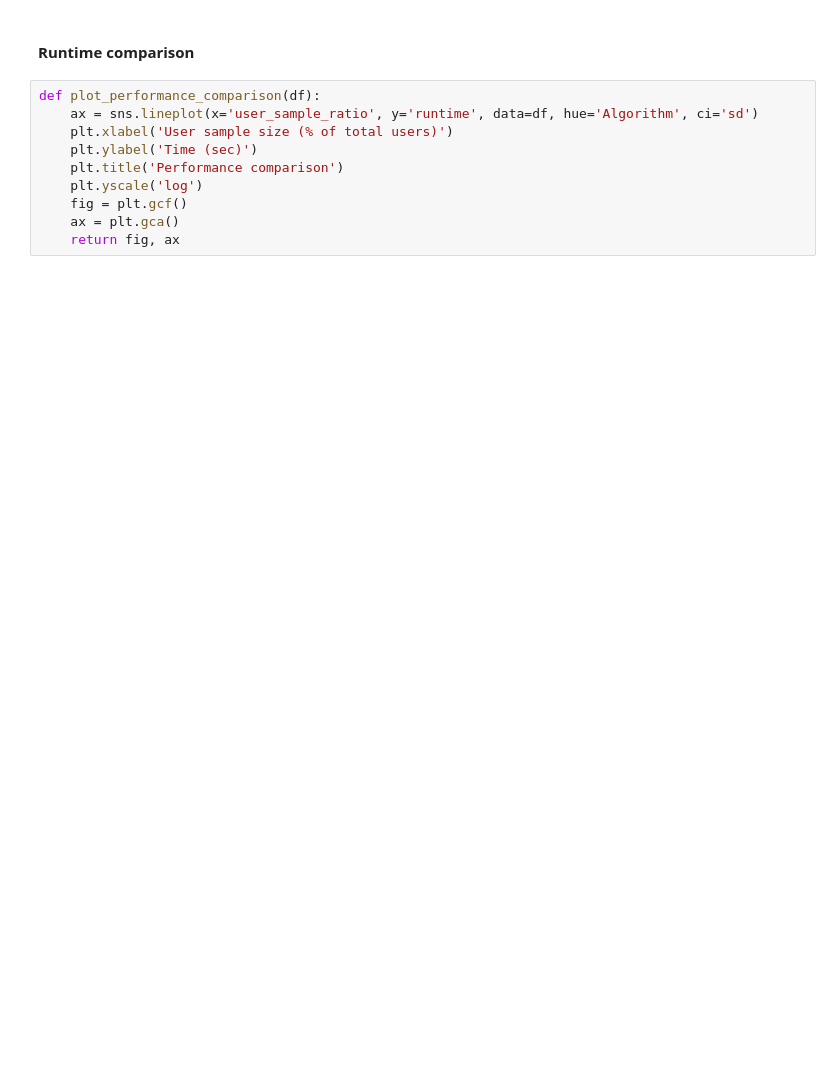
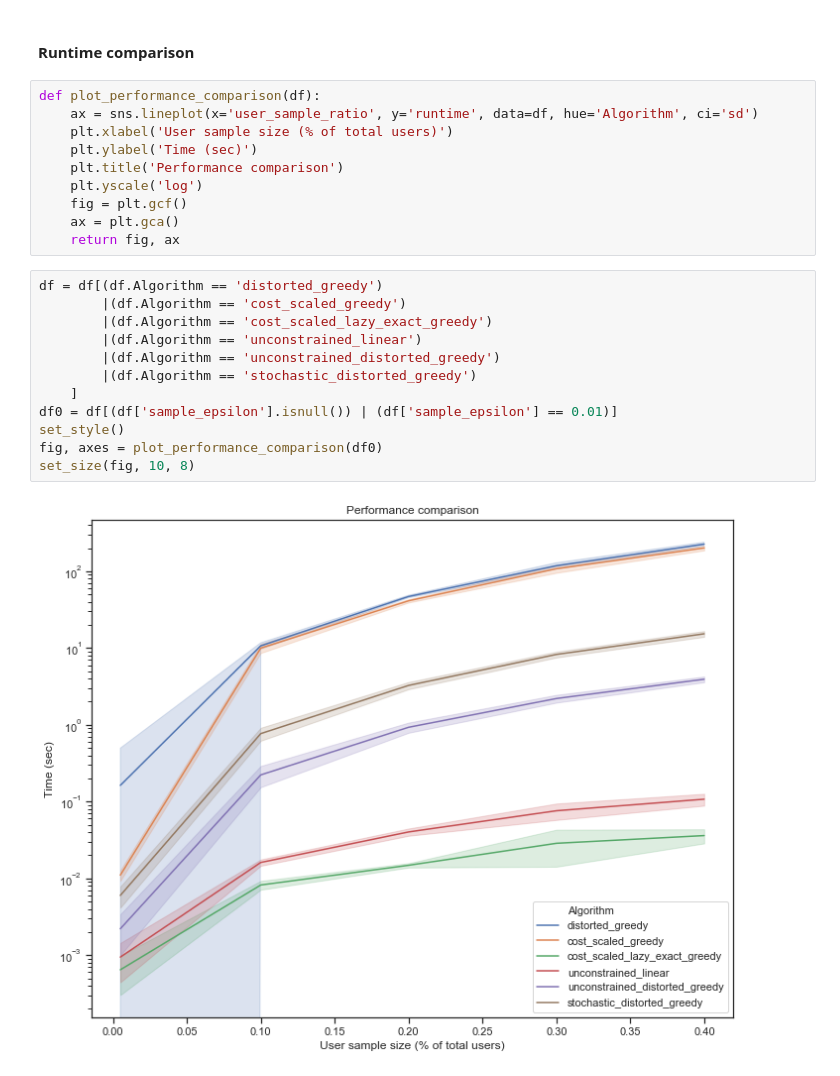
Before and after one commit to smnikolakaki/submodular-linear-cost-maximization, a Jupyter notebook: jupyter/Experiment_greedy_exact_evaluations.ipynb, the cells around one changed output. Saved outputs shown, nothing was run; the diff lists cells and outputs as text; blank space fills up the shorter version.

```diff
--- a/jupyter/Experiment_greedy_exact_evaluations.ipynb
+++ b/jupyter/Experiment_greedy_exact_evaluations.ipynb
@@ -103,3 +107,17 @@ def plot_performance_comparison(df):
     fig = plt.gcf()
     ax = plt.gca()
     return fig, ax
+# %%
+df = df[(df.Algorithm == 'distorted_greedy')
+        |(df.Algorithm == 'cost_scaled_greedy')
+        |(df.Algorithm == 'cost_scaled_lazy_exact_greedy')
+        |(df.Algorithm == 'unconstrained_linear')
+        |(df.Algorithm == 'unconstrained_distorted_greedy')
+        |(df.Algorithm == 'stochastic_distorted_greedy')
+    ]
+df0 = df[(df['sample_epsilon'].isnull()) | (df['sample_epsilon'] == 0.01)]
+set_style()
+fig, axes = plot_performance_comparison(df0)
+set_size(fig, 10, 8)
+# %% [output]
+[figure, added]
```
Also changed, not shown: parts of 6 cells of this notebook.
